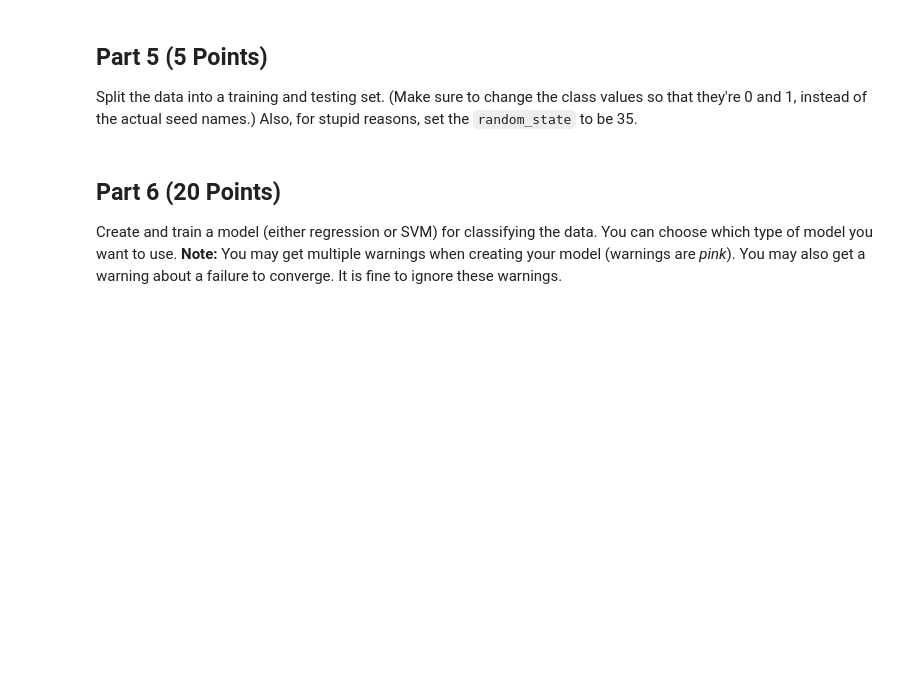
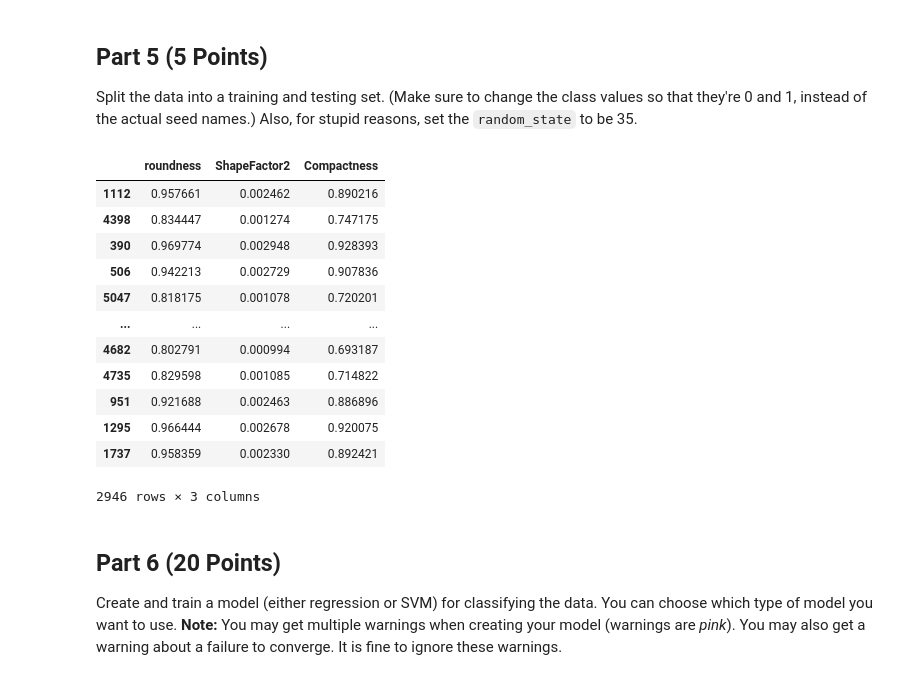
Before and after one commit to mccoll58/CMSE202-s23-turnin, a Jupyter notebook: FINAL/Final_S002_STUDENT.ipynb, the cells around one changed output. Saved outputs shown, nothing was run; the diff lists cells and outputs as text; code cells hidden in the pictures; blank space fills up the shorter version.

```diff
--- a/FINAL/Final_S002_STUDENT.ipynb
+++ b/FINAL/Final_S002_STUDENT.ipynb
@@ -126,3 +144,30 @@ Split the data into a training and testing set. (Make sure to change the class v
+# %%
+#Write your code for splitting your data here
+from sklearn.model_selection import train_test_split
+import statsmodels.api as sm
+from sklearn import metrics
+new = new.replace("SEKER",0)
+new = new.replace("HOROZ",1)
+new1 = new['Class']
+
+
+new_drop = new.drop(columns = ['Class'], axis = 1)
+X_train, X_test, y_train, y_test = train_test_split(new_drop, new1, test_size = .25, random_state=35)
+X_train
+# %% [output]
+|  | roundness | ShapeFactor2 | Compactness |
+| 1112 | 0.957661 | 0.002462 | 0.890216 |
+| 4398 | 0.834447 | 0.001274 | 0.747175 |
+| 390 | 0.969774 | 0.002948 | 0.928393 |
+| 506 | 0.942213 | 0.002729 | 0.907836 |
+| 5047 | 0.818175 | 0.001078 | 0.720201 |
+| ... | ... | ... | ... |
+| 4682 | 0.802791 | 0.000994 | 0.693187 |
+| 4735 | 0.829598 | 0.001085 | 0.714822 |
+| 951 | 0.921688 | 0.002463 | 0.886896 |
+| 1295 | 0.966444 | 0.002678 | 0.920075 |
+| 1737 | 0.958359 | 0.002330 | 0.892421 |
+2946 rows × 3 columns
 # %% [markdown]
 ## Part 6 (20 Points)
 
```
Also changed, not shown: parts of 5 cells of this notebook.
